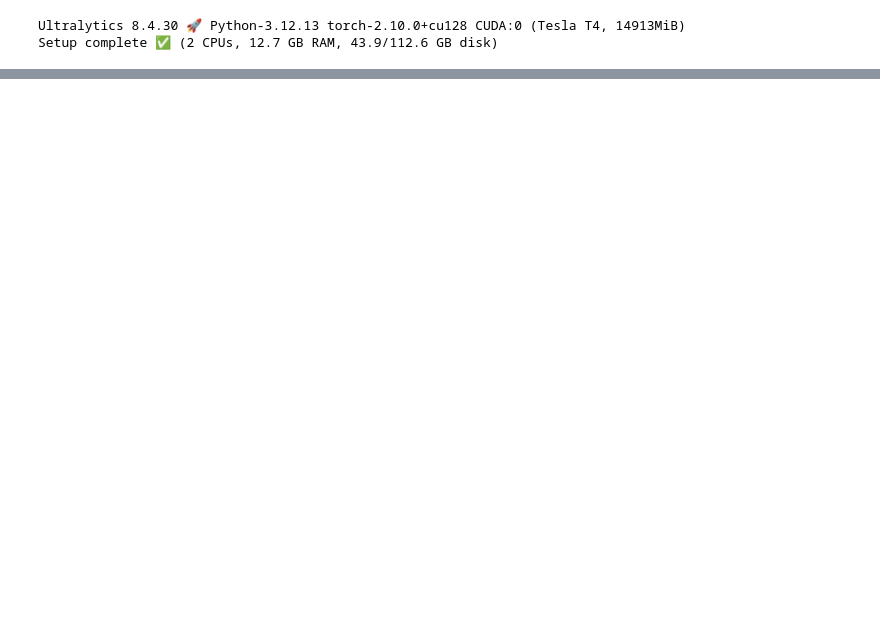
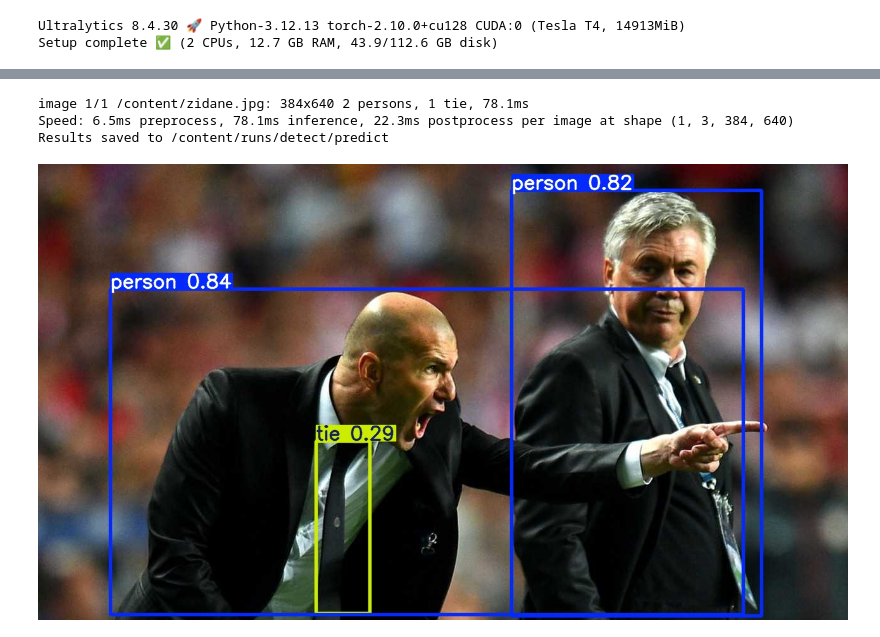
Before and after one commit to Sersantru/YOLO, a Jupyter notebook: PruebaYolo.ipynb, the cells around one changed output, grey strips where cells are left out. Drawn from its saved outputs; the diff is of its cells as text; code cells hidden in the pictures; blank space fills up the shorter version.

```diff
--- a/PruebaYolo.ipynb
+++ b/PruebaYolo.ipynb
@@ -58,0 +59,17 @@ RuntimeError: Dataset '/content/HumandogSimple-1/valid/data.yaml' error ❌ '/co
+# %%
+resultados = model.predict(source='https://ultralytics.com/images/zidane.jpg', save=True)
+# %% [output]
+image 1/1 /content/zidane.jpg: 384x640 2 persons, 1 tie, 78.1ms
+Speed: 6.5ms preprocess, 78.1ms inference, 22.3ms postprocess per image at shape (1, 3, 384, 640)
+Results saved to /content/runs/detect/predict
+# %%
+import cv2
+from google.colab.patches import cv2_imshow
+
+# Por defecto, Ultralytics guarda las predicciones en esta ruta
+ruta_imagen = 'runs/detect/predict/zidane.jpg'
+
+imagen = cv2.imread(ruta_imagen)
+cv2_imshow(imagen)
+# %% [output]
+[figure, added]
```
Also changed, not shown: parts of 1 cell of this notebook.
